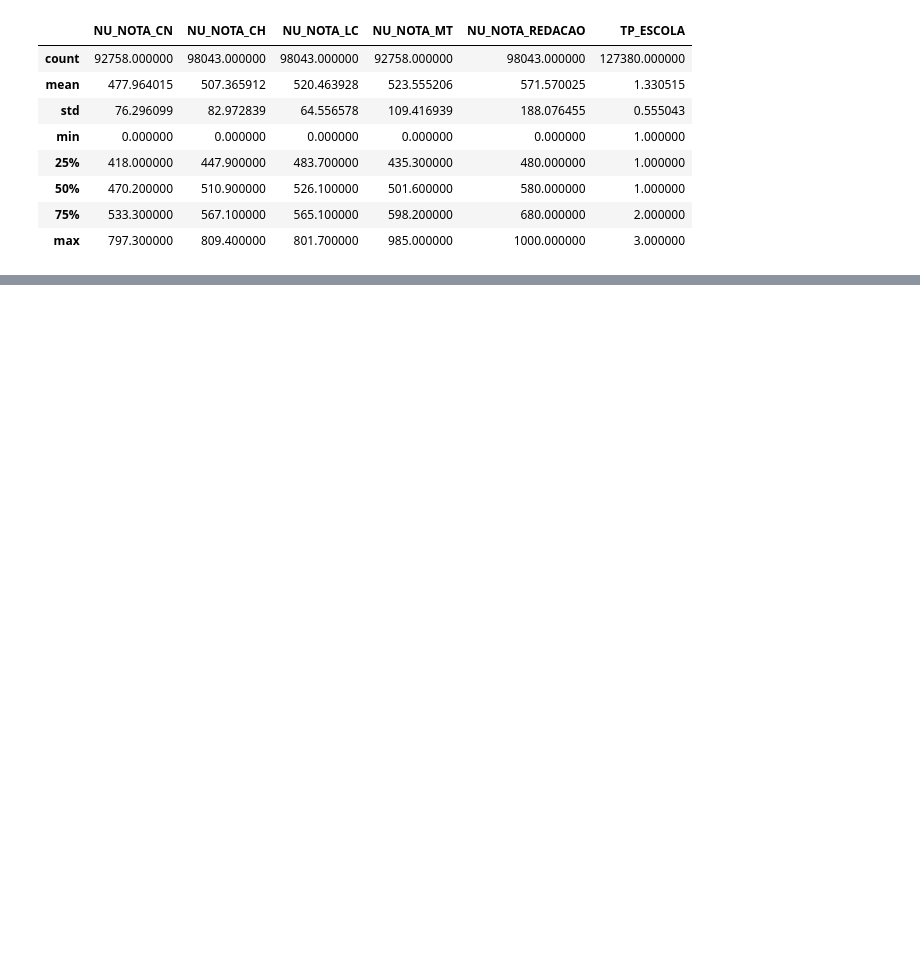
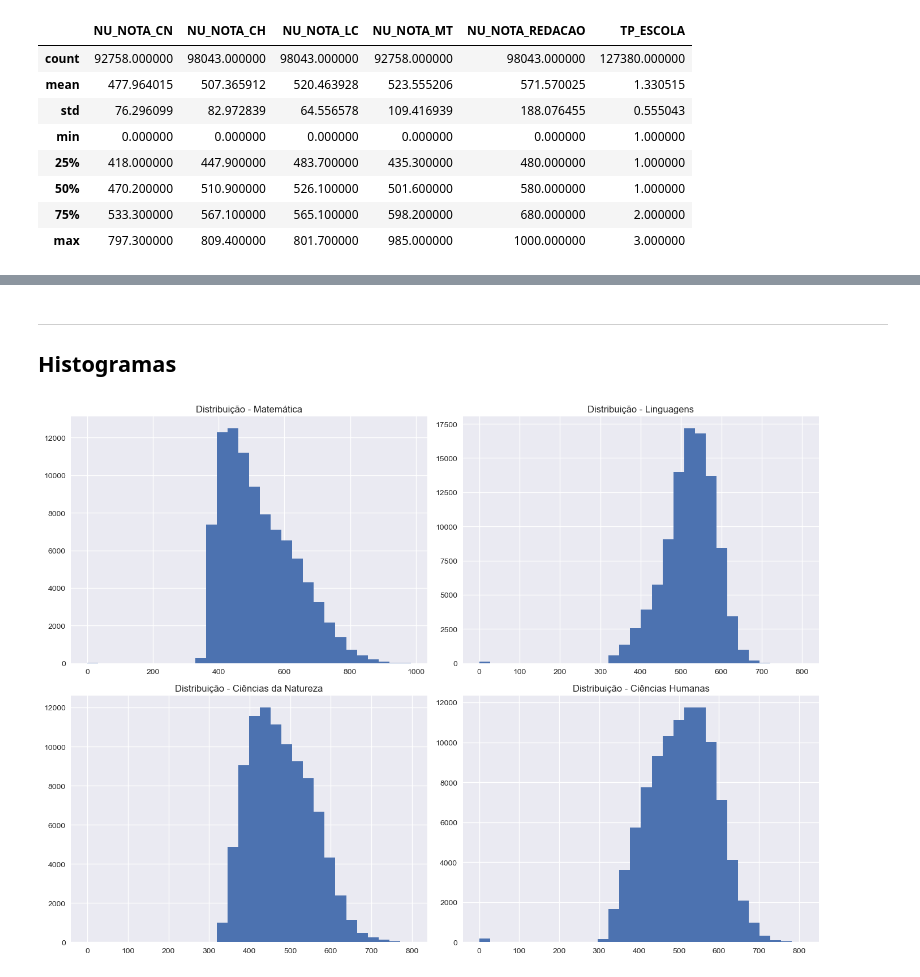
Before and after one commit to wellitonrocha/data_science_journey, a Jupyter notebook: Semana05_Estatistica_ENEM/enem_stats.ipynb, the cells around one changed output, grey strips where cells are left out. Saved outputs shown, nothing was run; the diff lists cells and outputs as text; code cells hidden in the pictures; blank space fills up the shorter version.

```diff
--- a/Semana05_Estatistica_ENEM/enem_stats.ipynb
+++ b/Semana05_Estatistica_ENEM/enem_stats.ipynb
@@ -106,0 +110,5 @@ df_stats.describe()
+# %%
+mt = df_stats["NU_NOTA_MT"].dropna()
+lc = df_stats["NU_NOTA_LC"].dropna()
+cn = df_stats["NU_NOTA_CN"].dropna()
+ch = df_stats["NU_NOTA_CH"].dropna()
@@ -106,0 +177,22 @@ df_stats.describe()
+# %% [markdown]
+---
+## Histogramas
+# %%
+fig, axes = plt.subplots(2, 2, figsize=(14, 10))
+
+axes[0, 0].hist(mt, bins=30)
+axes[0, 0].set_title("Distribuição - Matemática")
+
+axes[0, 1].hist(lc, bins=30)
+axes[0, 1].set_title("Distribuição - Linguagens")
+
+axes[1, 0].hist(cn, bins=30)
+axes[1, 0].set_title("Distribuição - Ciências da Natureza")
+
+axes[1, 1].hist(ch, bins=30)
+axes[1, 1].set_title("Distribuição - Ciências Humanas")
+
+plt.tight_layout()
+plt.show()
+# %% [output]
+[figure, added]
```
Also changed, not shown: parts of 8 cells of this notebook, 1 other file.
